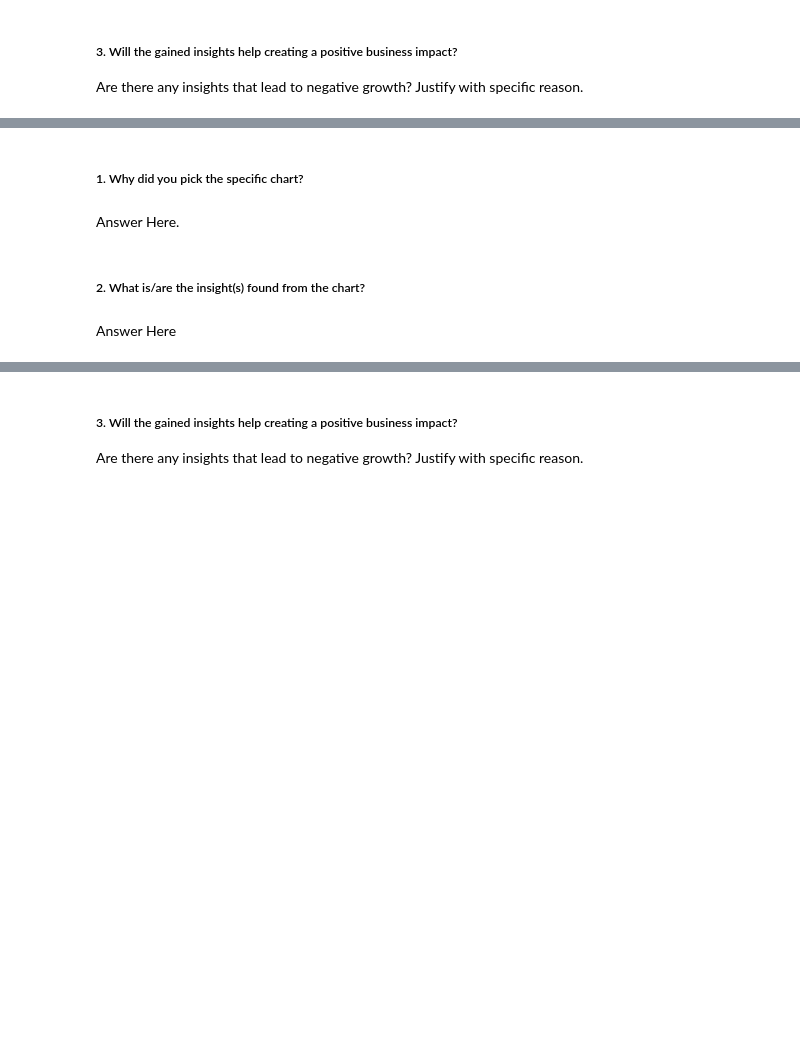
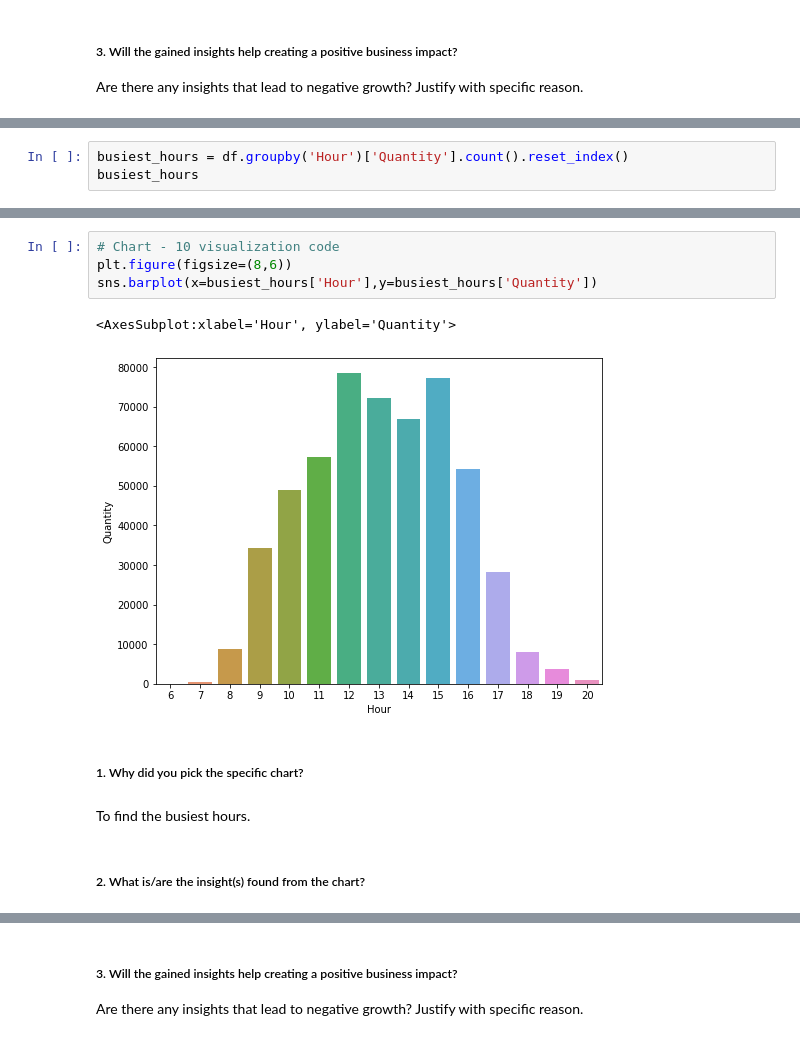
Before and after one commit to Dileepsingh6432/Online-Retail-Customer-Segmentation, a Jupyter notebook: Online_Retail_Customer_Segmentation.ipynb, the cells around one changed output, grey strips where cells are left out. Drawn from its saved outputs; the diff is of its cells as text; blank space fills up the shorter version.

```diff
--- a/Online_Retail_Customer_Segmentation.ipynb
+++ b/Online_Retail_Customer_Segmentation.ipynb
@@ -809,0 +796,3 @@ df.head(1)
+# %%
+busiest_hours = df.groupby('Hour')['Quantity'].count().reset_index()
+busiest_hours
@@ -810,8 +816,13 @@ df.head(1)
+# %%
+# Chart - 10 visualization code
+plt.figure(figsize=(8,6))
+sns.barplot(x=busiest_hours['Hour'],y=busiest_hours['Quantity'])
+# %% [output]
+<AxesSubplot:xlabel='Hour', ylabel='Quantity'>
+[figure, added]
 # %% [markdown]
 ##### 1. Why did you pick the specific chart?
-# %% [markdown]
-Answer Here.
+# %% [markdown]
+To find the busiest hours.
 # %% [markdown]
 ##### 2. What is/are the insight(s) found from the chart?
-# %% [markdown]
-Answer Here
```
Also changed, not shown: parts of 51 cells of this notebook.
